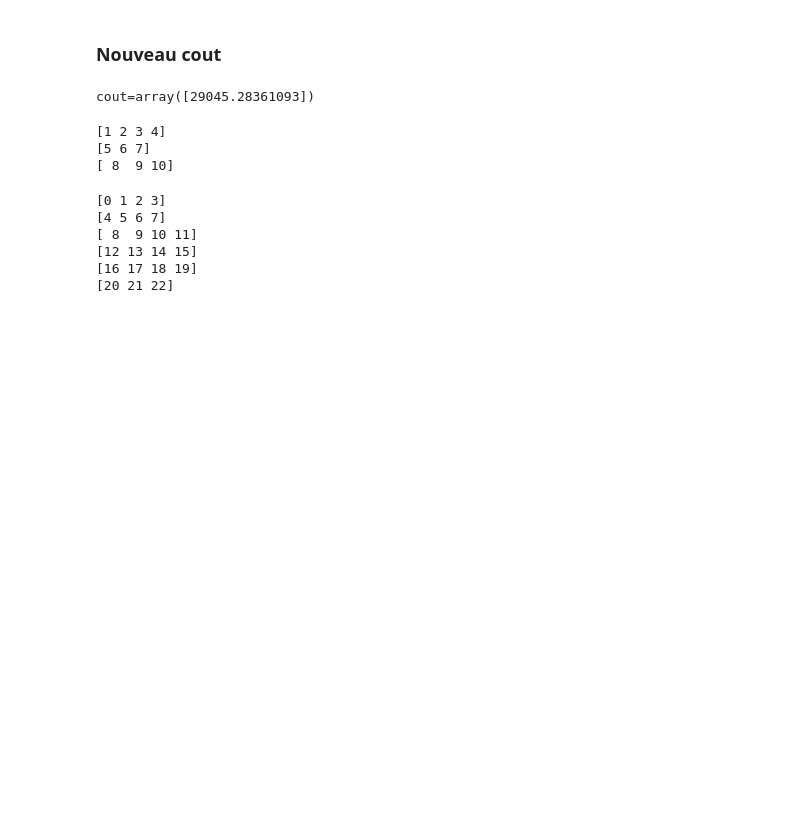
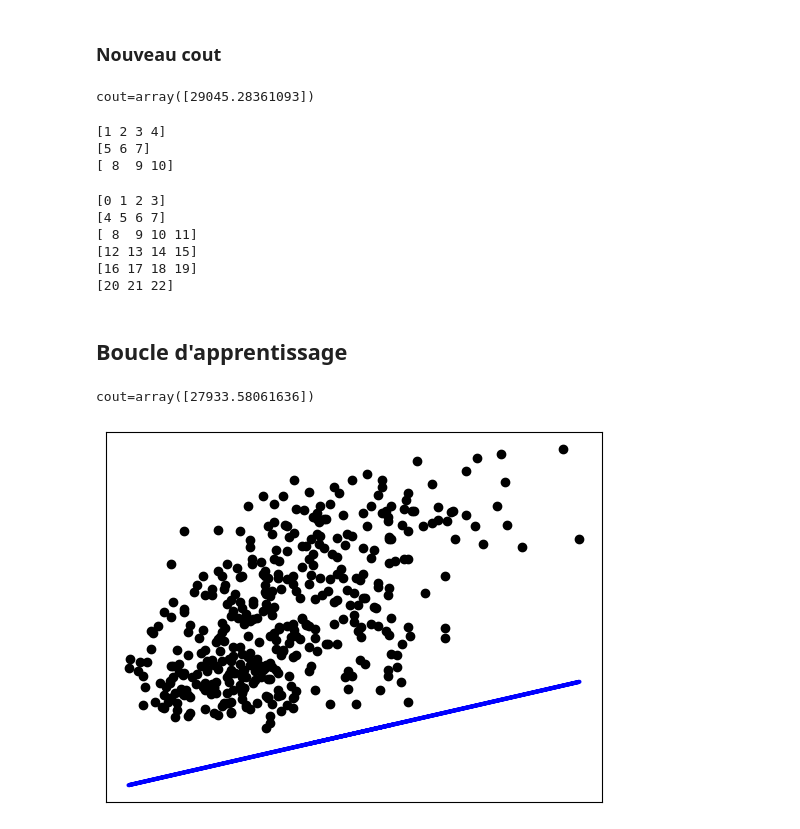
Before and after one commit to MaoucheMounir/Projet-ML-Neural_Network_from_scratch, a Jupyter notebook: tests.ipynb, the cells around one changed output. Saved outputs shown, nothing was run; the diff lists cells and outputs as text; code cells hidden in the pictures; blank space fills up the shorter version.

Commit message:
boucle d'apprentissage module linéaire done

```diff
--- a/tests.ipynb
+++ b/tests.ipynb
@@ -170,3 +170,33 @@ for groupe in groupes:
 [12 13 14 15]
 [16 17 18 19]
 [20 21 22]
+# %% [markdown]
+## Boucle d'apprentissage
+# %%
+
+
+diabetes_y_train = diabetes_y_train.reshape(-1,1)
+couche_lineaire = Linear(diabetes_X_train.shape[1], diabetes_y_train.shape[1])
+
+while cout>28000:
+    output = couche_lineaire.forward(diabetes_X_train)
+
+    mseloss = MSELoss()
+
+    cout = mseloss.forward(diabetes_y_train, output)
+    gradient_loss = mseloss.backward(diabetes_y_train, output) # le premier delta du backward
+    # print(f"{cout=}")
+    couche_lineaire.backward_update_gradient(diabetes_X_train, delta=gradient_loss)
+    couche_lineaire.update_parameters(gradient_step=1e-3)
+
+print(f'{cout=}')
+
+# Plot resultat par rapport au train
+plt.scatter(diabetes_X_train, diabetes_y_train, color="black")
+plt.plot(diabetes_X_train, output, color="blue", linewidth=3)
+plt.xticks(())
+plt.yticks(())
+plt.show()
+# %% [output]
+cout=array([27933.58061636])
+[figure, added]
```
Also changed, not shown: parts of 2 cells of this notebook.
